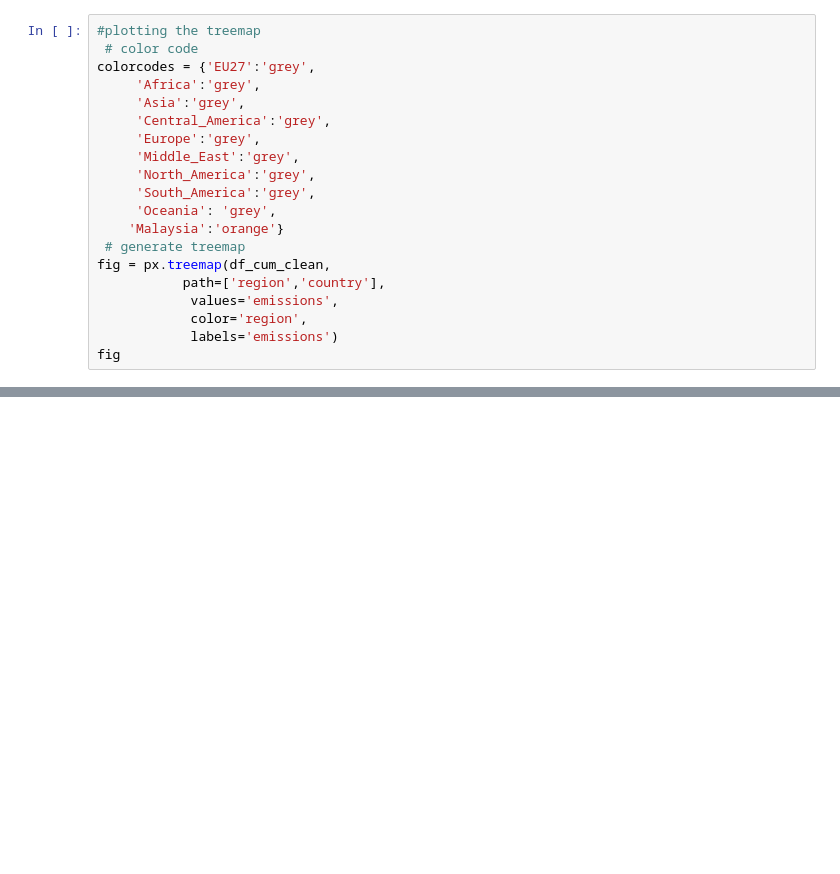
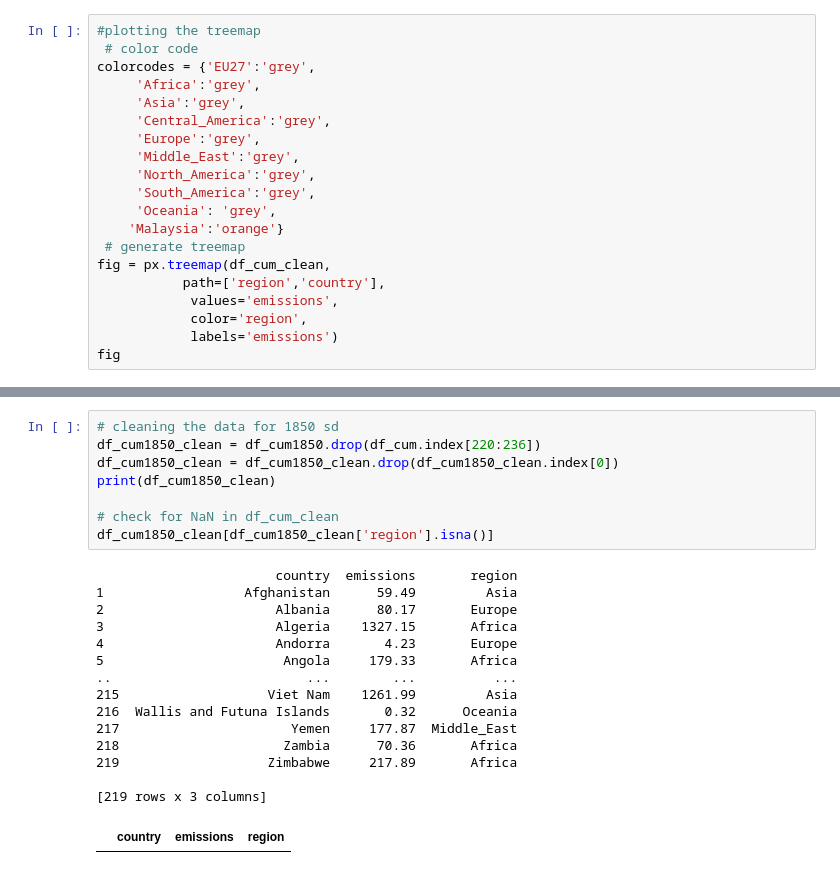
Before and after one commit to anthonykhoo97/.jupyter, a Jupyter notebook: GCP hist emissions/GDP_treemap_2022_upd.ipynb, the cells around one changed output, grey strips where cells are left out. Cells and saved outputs as stored; diff of their text form; blank space fills up the shorter version.

```diff
--- a/GCP hist emissions/GDP_treemap_2022_upd.ipynb
+++ b/GCP hist emissions/GDP_treemap_2022_upd.ipynb
@@ -148,0 +199,24 @@ fig
+# %%
+# cleaning the data for 1850 sd
+df_cum1850_clean = df_cum1850.drop(df_cum.index[220:236])
+df_cum1850_clean = df_cum1850_clean.drop(df_cum1850_clean.index[0])
+print(df_cum1850_clean)
+
+# check for NaN in df_cum_clean
+df_cum1850_clean[df_cum1850_clean['region'].isna()]
+# %% [output]
+                       country  emissions       region
+1                  Afghanistan      59.49         Asia
+2                      Albania      80.17       Europe
+3                      Algeria    1327.15       Africa
+4                      Andorra       4.23       Europe
+5                       Angola     179.33       Africa
+..                         ...        ...          ...
+215                   Viet Nam    1261.99         Asia
+216  Wallis and Futuna Islands       0.32      Oceania
+217                      Yemen     177.87  Middle_East
+218                     Zambia      70.36       Africa
+219                   Zimbabwe     217.89       Africa
+
+[219 rows x 3 columns]
+|  | country | emissions | region |
```
Also changed, not shown: parts of 6 cells of this notebook, 3 other files.
